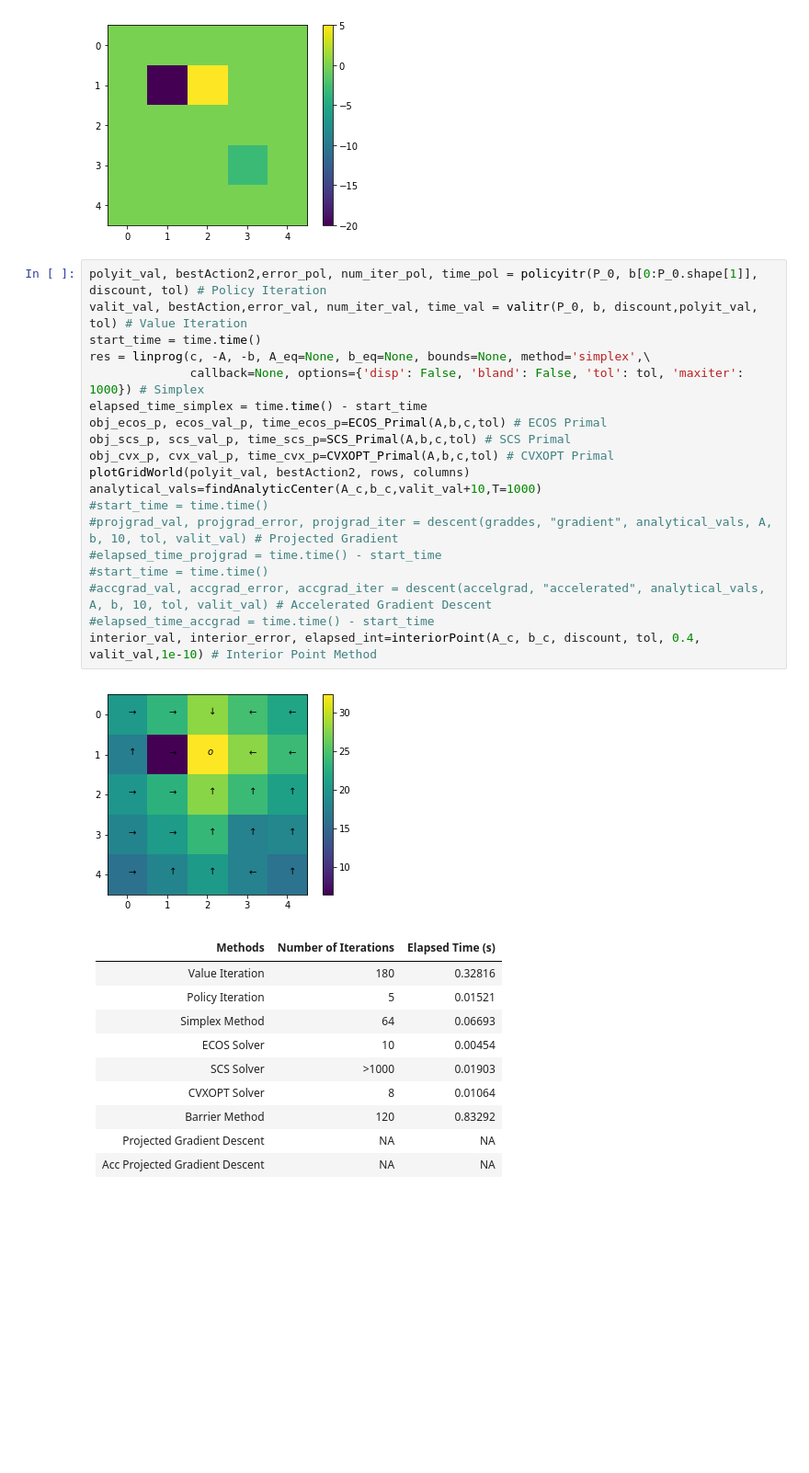
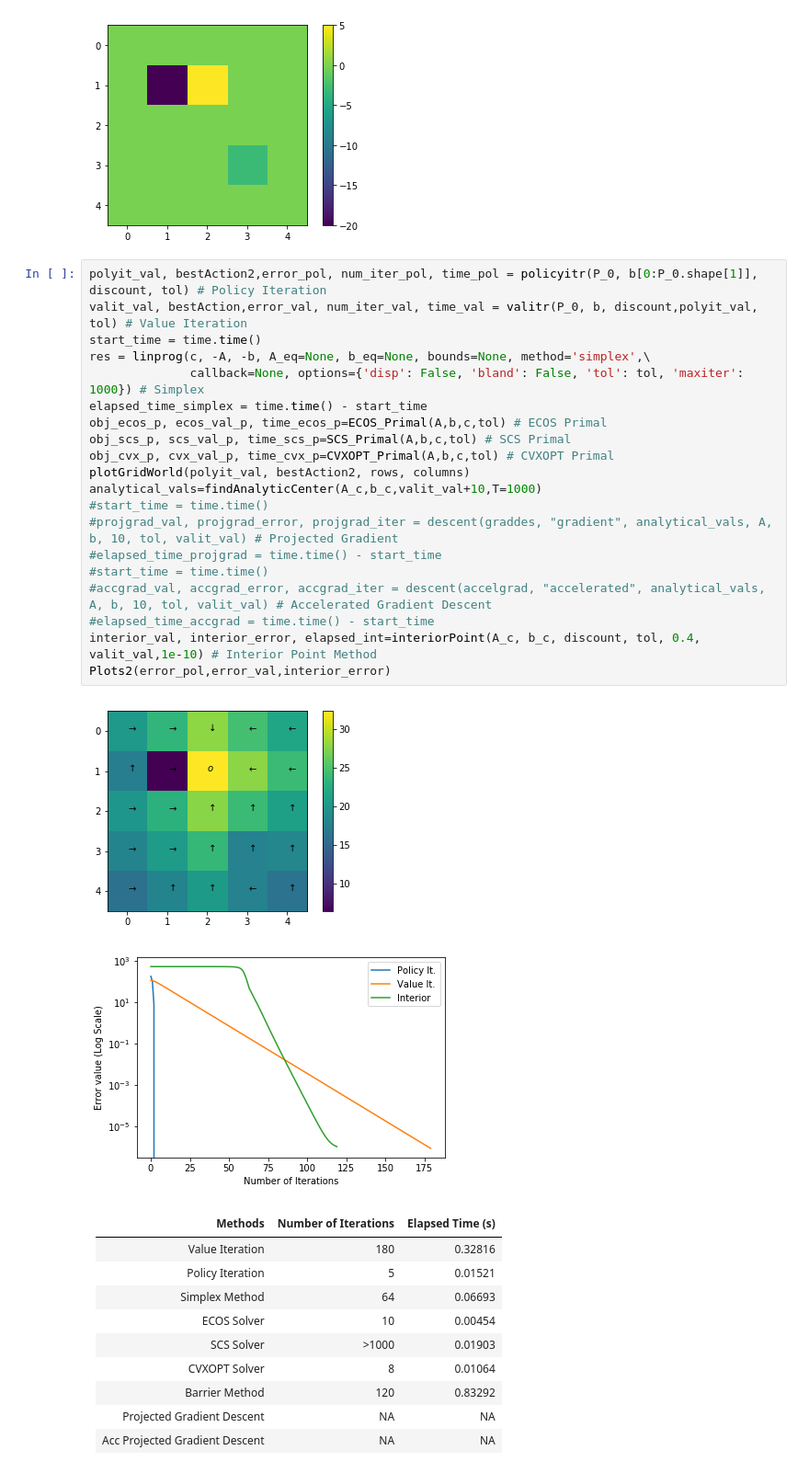
Before and after one commit to akhshah/cvxproj, a Jupyter notebook: GridWorld.ipynb, the cells around one changed output. Shown at 92% size. Saved outputs shown, nothing was run; the diff lists cells and outputs as text; blank space fills up the shorter version.

```diff
--- a/GridWorld.ipynb
+++ b/GridWorld.ipynb
@@ -1026,24 +1050,26 @@ Grid_Map(b[0:P_0.shape[1]], rows, columns)
 # %%
 polyit_val, bestAction2,error_pol, num_iter_pol, time_pol = policyitr(P_0, b[0:P_0.shape[1]], discount, tol) # Policy Iteration
 valit_val, bestAction,error_val, num_iter_val, time_val = valitr(P_0, b, discount,polyit_val, tol) # Value Iteration
 start_time = time.time()
 res = linprog(c, -A, -b, A_eq=None, b_eq=None, bounds=None, method='simplex',\
               callback=None, options={'disp': False, 'bland': False, 'tol': tol, 'maxiter': 1000}) # Simplex
 elapsed_time_simplex = time.time() - start_time
 obj_ecos_p, ecos_val_p, time_ecos_p=ECOS_Primal(A,b,c,tol) # ECOS Primal
 obj_scs_p, scs_val_p, time_scs_p=SCS_Primal(A,b,c,tol) # SCS Primal
 obj_cvx_p, cvx_val_p, time_cvx_p=CVXOPT_Primal(A,b,c,tol) # CVXOPT Primal
 plotGridWorld(polyit_val, bestAction2, rows, columns)
 analytical_vals=findAnalyticCenter(A_c,b_c,valit_val+10,T=1000)
 #start_time = time.time()
 #projgrad_val, projgrad_error, projgrad_iter = descent(graddes, "gradient", analytical_vals, A, b, 10, tol, valit_val) # Projected Gradient
 #elapsed_time_projgrad = time.time() - start_time
 #start_time = time.time()
 #accgrad_val, accgrad_error, accgrad_iter = descent(accelgrad, "accelerated", analytical_vals, A, b, 10, tol, valit_val) # Accelerated Gradient Descent
 #elapsed_time_accgrad = time.time() - start_time
 interior_val, interior_error, elapsed_int=interiorPoint(A_c, b_c, discount, tol, 0.4, valit_val,1e-10) # Interior Point Method
+Plots2(error_pol,error_val,interior_error)
 # %% [output]
 [figure]
+[figure, added]
 # %% [markdown]
 | Methods  | Number of Iterations | Elapsed Time (s) |
 | ------------- | ------------- |------------ |
```
Also changed, not shown: parts of 9 cells of this notebook.
